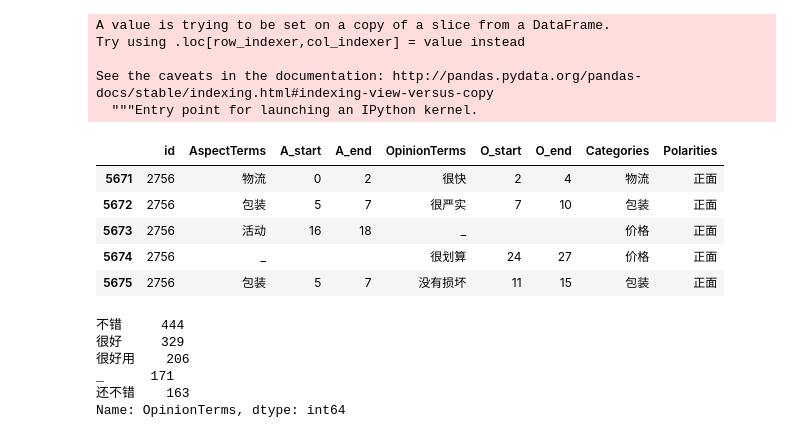
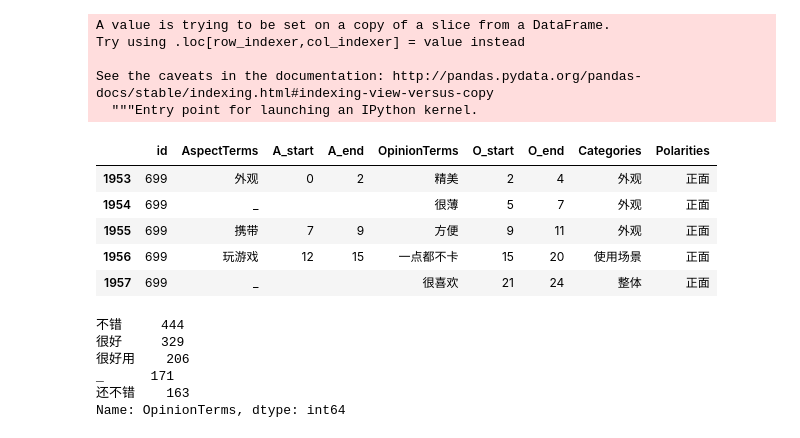
Before and after one commit to zhusleep/comments_miner, a Jupyter notebook: EDA.ipynb, the cells around one changed output. Cells and saved outputs as stored; diff of their text form; code cells hidden in the pictures.

```diff
--- a/EDA.ipynb
+++ b/EDA.ipynb
@@ -154,14 +154,14 @@ See the caveats in the documentation: http://pandas.pydata.org/pandas-docs/stabl
 # %%
 一般默认整体不标记词汇［'产品','质量','隔离','商品','宝贝'］
 # %%
-labels[(labels.id==2756)]
+labels[(labels.id==699)]
 # %% [output]
 |  | id | AspectTerms | A_start | A_end | OpinionTerms | O_start | O_end | Categories | Polarities |
-| 5671 | 2756 | 物流 | 0 | 2 | 很快 | 2 | 4 | 物流 | 正面 |
-| 5672 | 2756 | 包装 | 5 | 7 | 很严实 | 7 | 10 | 包装 | 正面 |
-| 5673 | 2756 | 活动 | 16 | 18 | _ |  |  | 价格 | 正面 |
-| 5674 | 2756 | _ |  |  | 很划算 | 24 | 27 | 价格 | 正面 |
-| 5675 | 2756 | 包装 | 5 | 7 | 没有损坏 | 11 | 15 | 包装 | 正面 |
+| 1953 | 699 | 外观 | 0 | 2 | 精美 | 2 | 4 | 外观 | 正面 |
+| 1954 | 699 | _ |  |  | 很薄 | 5 | 7 | 外观 | 正面 |
+| 1955 | 699 | 携带 | 7 | 9 | 方便 | 9 | 11 | 外观 | 正面 |
+| 1956 | 699 | 玩游戏 | 12 | 15 | 一点都不卡 | 15 | 20 | 使用场景 | 正面 |
+| 1957 | 699 | _ |  |  | 很喜欢 | 21 | 24 | 整体 | 正面 |
 # %%
 # labels[(labels.OpinionTerms=='好评')]
 # %%
```
Also changed, not shown: parts of 1 cell of this notebook, 10 other files.
